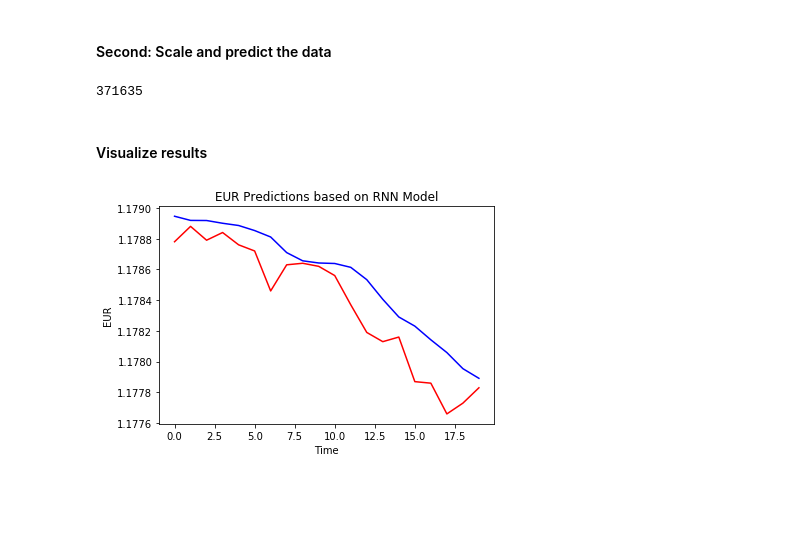
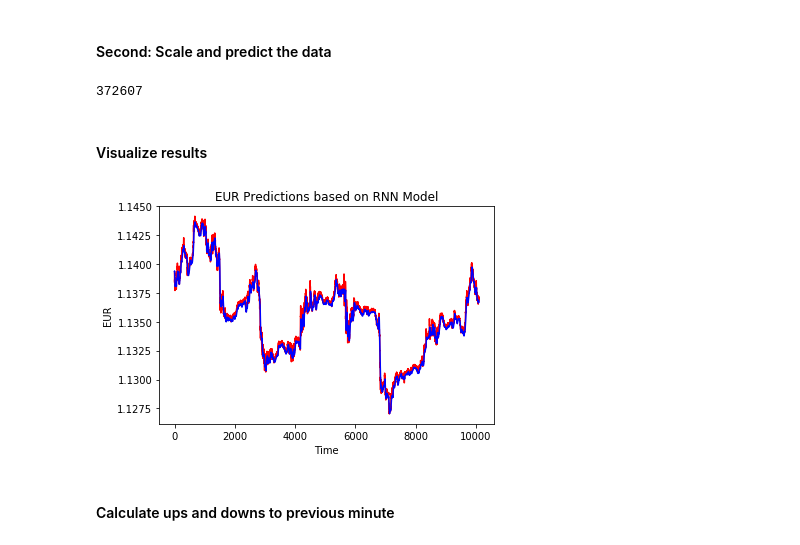
Before and after one commit to Vucibatina/eur_minute_by_minute_predictor, a Jupyter notebook: EURPredictor.ipynb, the cells around one changed output. Drawn from its saved outputs; the diff is of its cells as text; code cells hidden in the pictures; blank space fills up the shorter version.

```diff
--- a/EURPredictor.ipynb
+++ b/EURPredictor.ipynb
@@ -26,7 +26,7 @@ LSTM_UNITS = 40
 # Single Layer will be an LSTM Layer, combined with Dropout layer
 # Define how many of these you want to have stacked (minimum of 2 needed)
 LSTM_LAYERS = 4
-DROPOUT_RATE = 0.3
+DROPOUT_RATE = 0.2
 
 EPOCHS = 100
 BATCH_SIZE = 32
@@ -39,8 +39,8 @@ LOSS = 'mean_squared_error'
 # to demonstrate the process.  To build a better model, you will need to mix things around
 # and randomly chose testing sequences (maybe with a mod function), this will be a better
 # sampling for both training and test data
-TRAINING_YEAR='2018'
-TESTING_YEAR='2017'
+TRAINING_YEAR='2017'
+TESTING_YEAR='2018'
 # %% [markdown]
 ### Load the data
 # %% [markdown]
@@ -214,7 +216,7 @@ inputs = sc.transform(inputs)
 # %%
 len(inputs)
 # %% [output]
-371635
+372607
 # %%
 X_test = []
 real_eur = []
@@ -235,11 +237,13 @@ predicted_eur = sc.inverse_transform(predicted_eur)
 # %% [markdown]
 ####  Visualize results
 # %%
-plt.plot(real_eur[360000:360020], color='red', label='Real EUR')
-plt.plot(predicted_eur[360000:360020], color='blue', label='Predicted EUR')
+plt.plot(real_eur[350000:360100], color='red', label='Real EUR')
+plt.plot(predicted_eur[350000:360100], color='blue', label='Predicted EUR')
 plt.title("EUR Predictions based on RNN Model")
 plt.xlabel("Time")
 plt.ylabel("EUR")
 plt.show()
 # %% [output]
-[figure, old version]
+[figure, new version]
+# %% [markdown]
+#### Calculate ups and downs to previous minute
```
Also changed, not shown: parts of 7 cells of this notebook.
